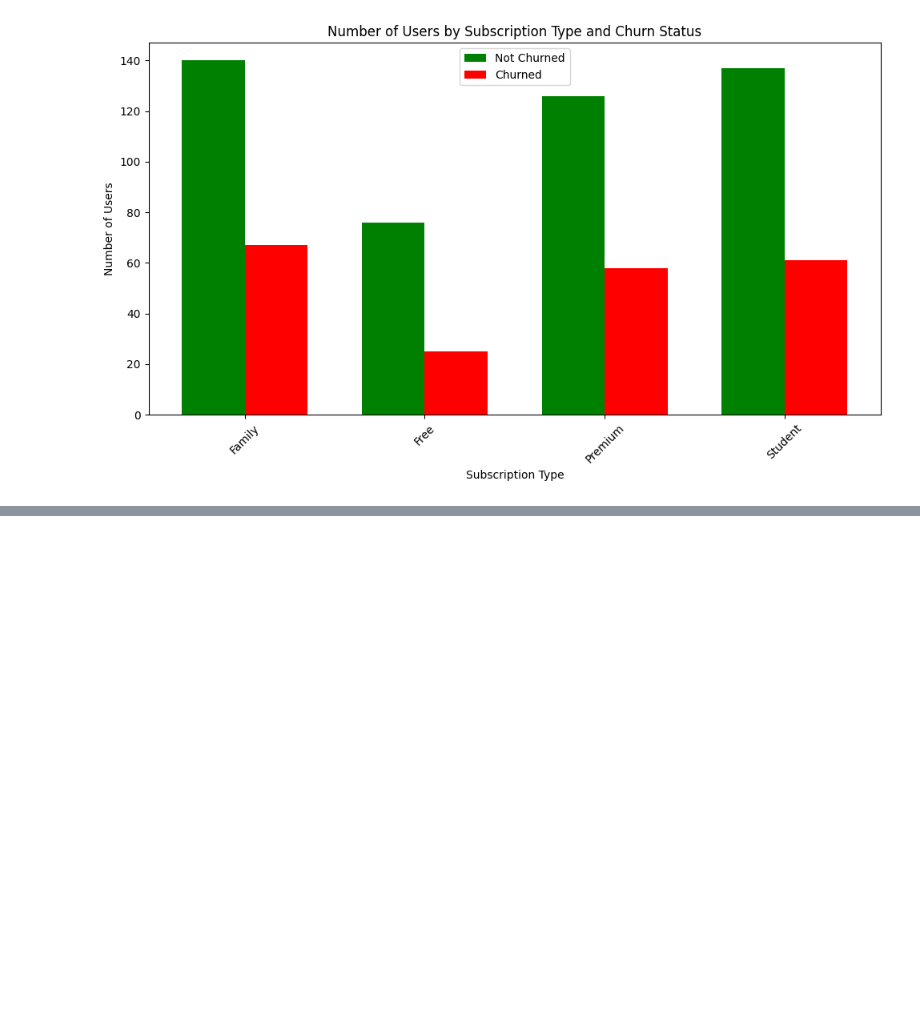
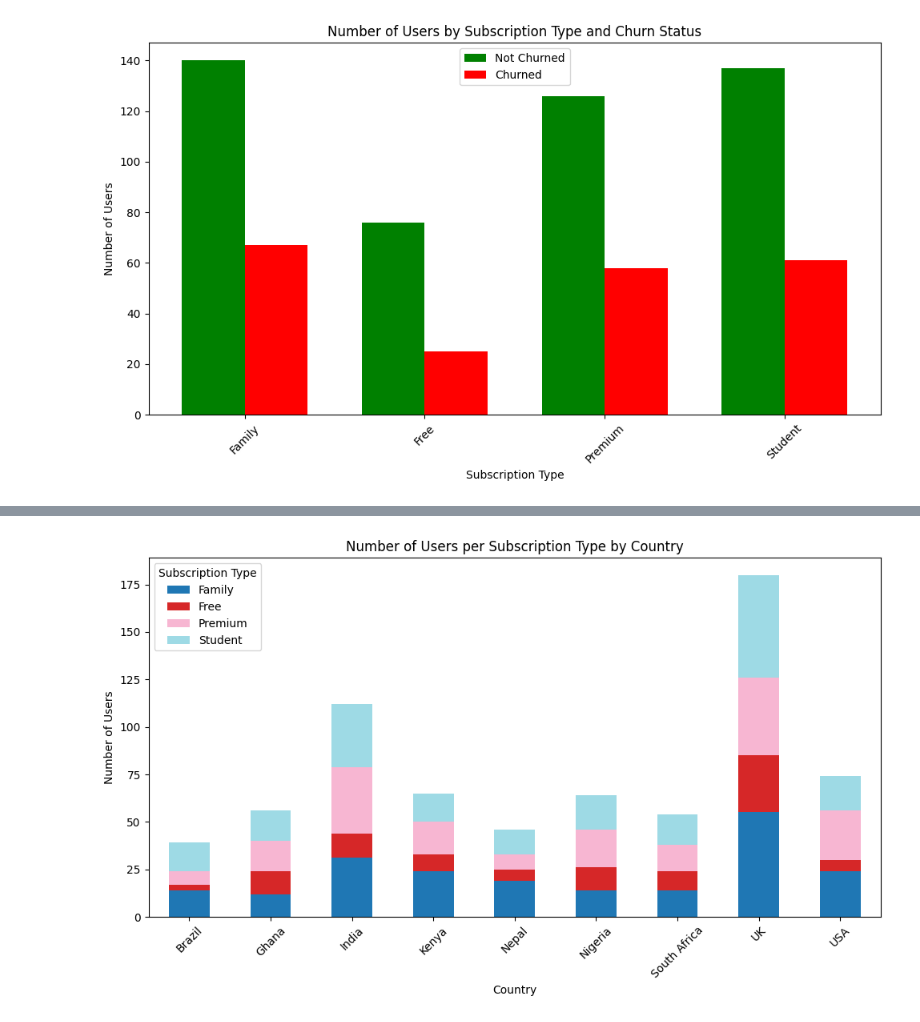
Before and after one commit to ice-alt/PortfolioProjects, a Jupyter notebook: DataWave Music/DataWave_Music_Analysis.ipynb, the cells around one changed output, grey strips where cells are left out. Saved outputs shown, nothing was run; the diff lists cells and outputs as text; code cells hidden in the pictures; blank space fills up the shorter version.

```diff
--- a/DataWave Music/DataWave_Music_Analysis.ipynb
+++ b/DataWave Music/DataWave_Music_Analysis.ipynb
@@ -959,0 +1020,14 @@ plt.show()
+# %%
+
+
+country_sub_counts.plot(kind='bar', stacked=True, figsize=(10,6), colormap='tab20')
+
+plt.xlabel("Country")
+plt.ylabel("Number of Users")
+plt.title("Number of Users per Subscription Type by Country")
+plt.xticks(rotation=45)
+plt.legend(title="Subscription Type")
+plt.tight_layout()
+plt.show()
+# %% [output]
+[figure, added]
```
Also changed, not shown: parts of 4 cells of this notebook.
